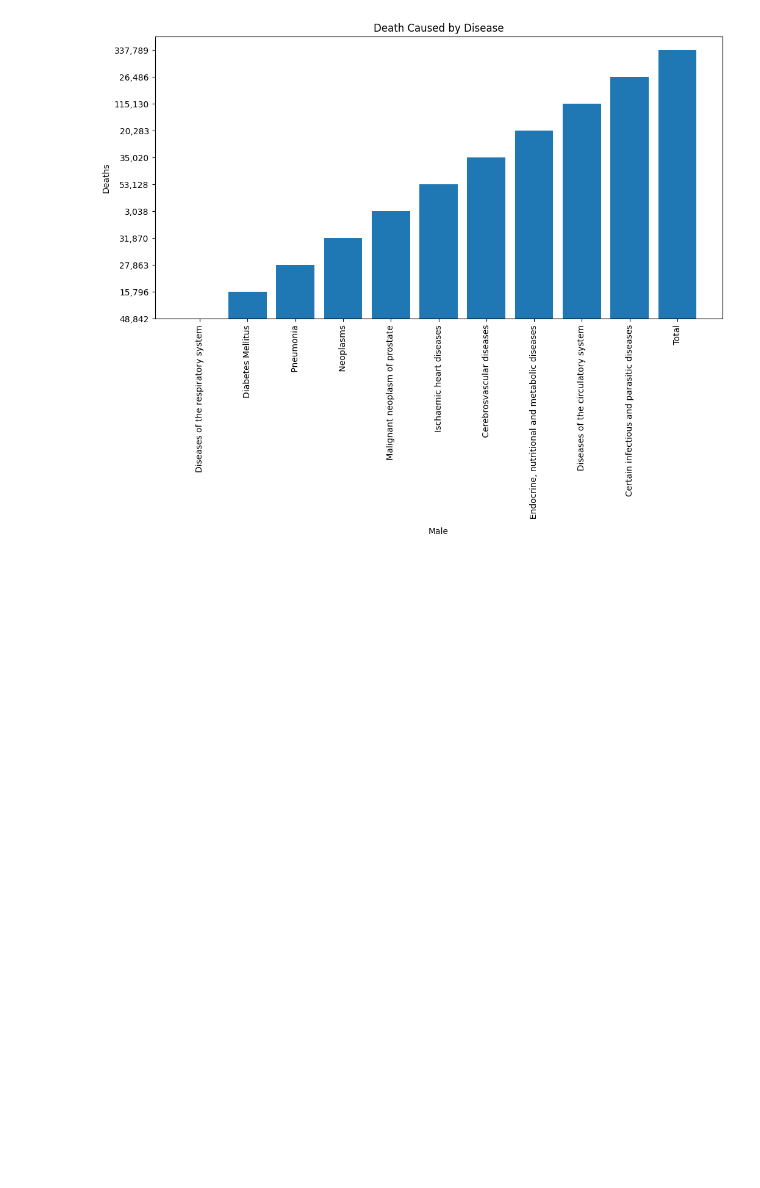
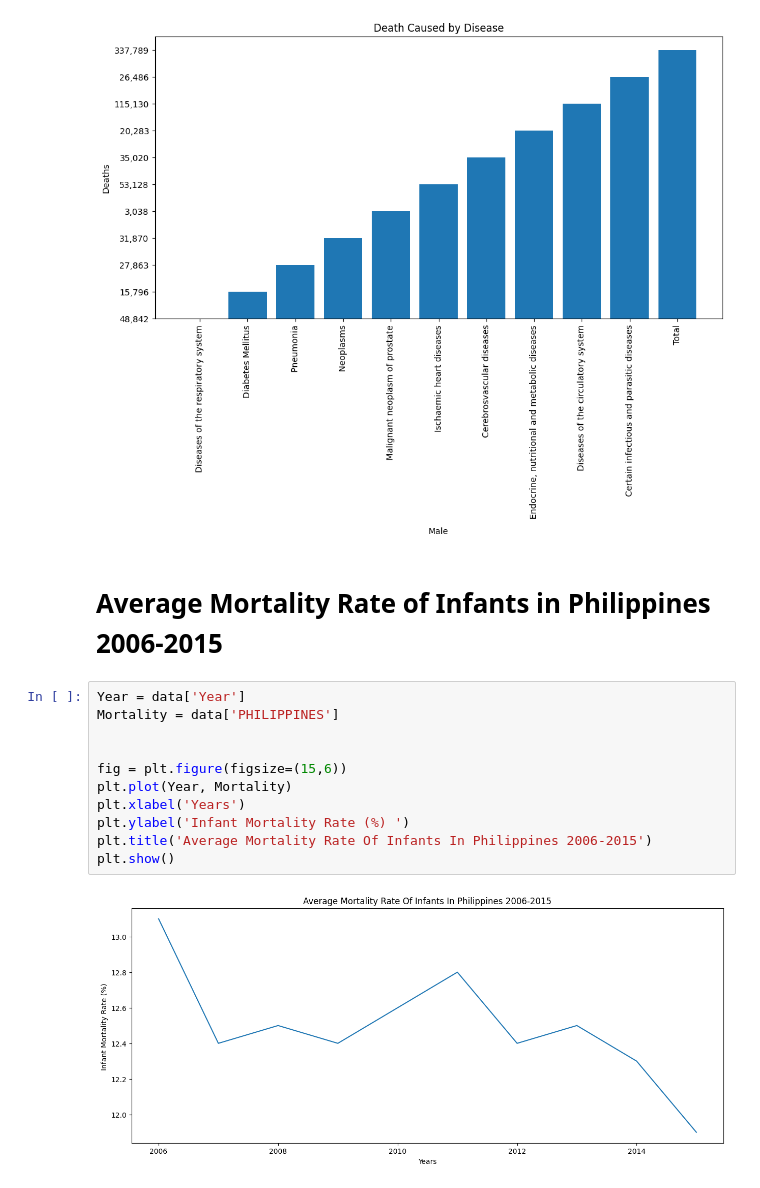
Before and after one commit to Glennarcega/IT-BA-3203-PROJECT, a Jupyter notebook: Social_Factor_of_death.ipynb, the cells around one changed output. Cells and saved outputs as stored; diff of their text form; blank space fills up the shorter version.

```diff
--- a/Social_Factor_of_death.ipynb
+++ b/Social_Factor_of_death.ipynb
@@ -175,3 +177,18 @@ plt.xticks(rotation=90)
 plt.show()
 # %% [output]
 [figure]
+# %% [markdown]
+# **Average Mortality Rate of Infants in Philippines 2006-2015**
+# %%
+Year = data['Year']
+Mortality = data['PHILIPPINES']
+
+
+fig = plt.figure(figsize=(15,6))
+plt.plot(Year, Mortality)
+plt.xlabel('Years')
+plt.ylabel('Infant Mortality Rate (%) ')
+plt.title('Average Mortality Rate Of Infants In Philippines 2006-2015')
+plt.show()
+# %% [output]
+[figure, added]
```
Also changed, not shown: parts of 14 cells of this notebook.
